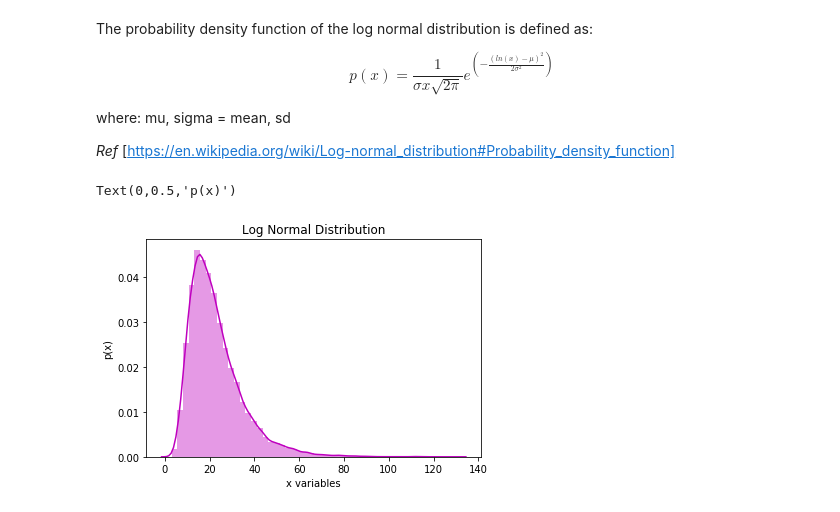
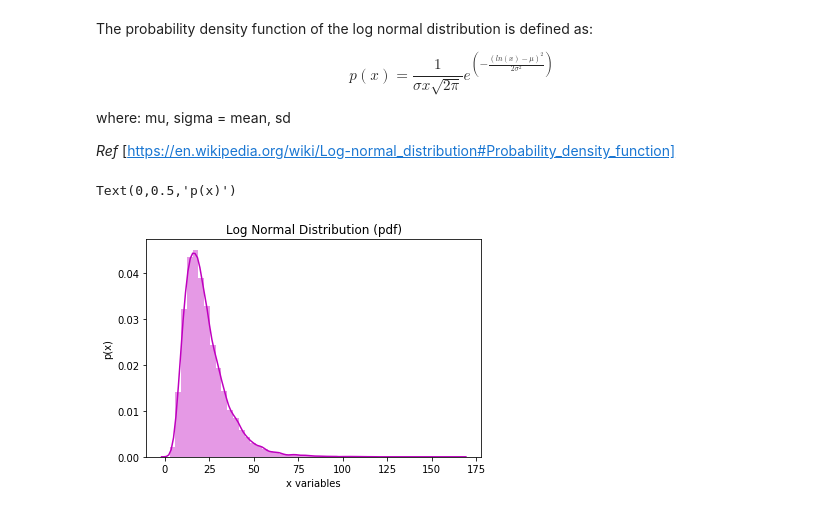
Before and after one commit to oreillyh/Programming-for-DA---Assignments, a Jupyter notebook: Programming for Data Analytics Assignment 1.ipynb, the cells around one changed output. Saved outputs shown, nothing was run; the diff lists cells and outputs as text; code cells hidden in the pictures.

Commit message:
more work on the log normal distribution

```diff
--- a/Programming for Data Analytics Assignment 1.ipynb
+++ b/Programming for Data Analytics Assignment 1.ipynb
@@ -150,9 +150,9 @@ where: mu, sigma = mean, sd
 # %%
 L = np.random.lognormal(3, 0.5, 20000)
 ax = sns.distplot(L, color = 'm',) #The 'distplot' seaborn function plots a log-normal distribution of observations and combines a hist plot with a probability density (seaborn.kdeplot) plot
-plt.title('Log Normal Distribution')
+plt.title('Log Normal Distribution (pdf)')
 plt.xlabel('x variables')
 plt.ylabel('p(x)')
 # %% [output]
 Text(0,0.5,'p(x)')
-[figure, old version]
+[figure, new version]
```
Also changed, not shown: parts of 11 cells of this notebook.
